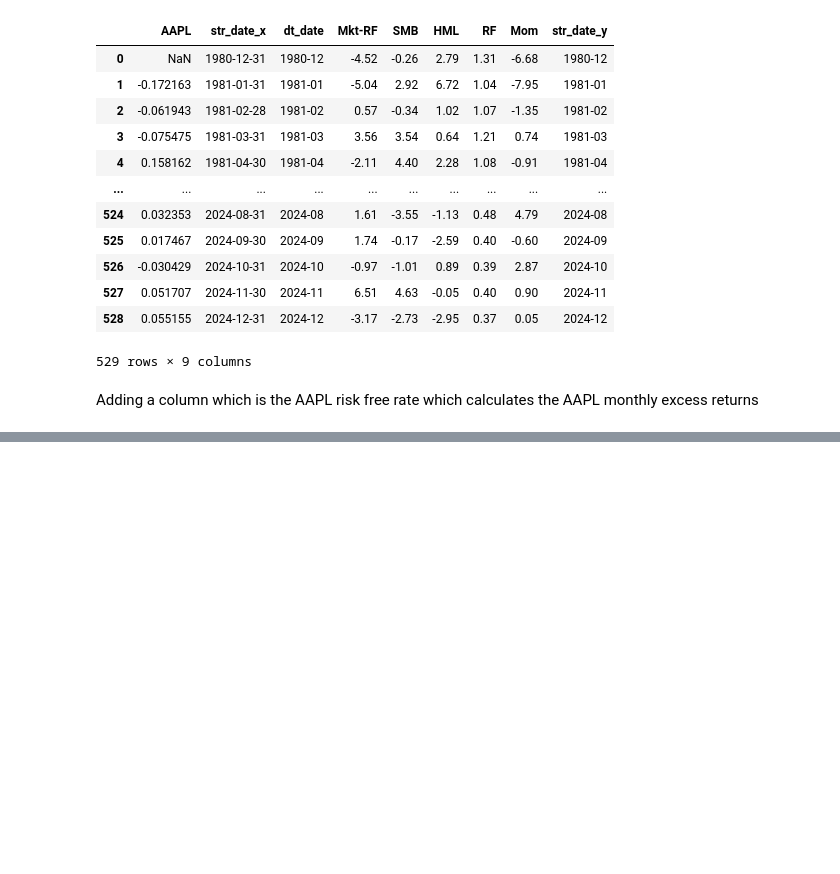
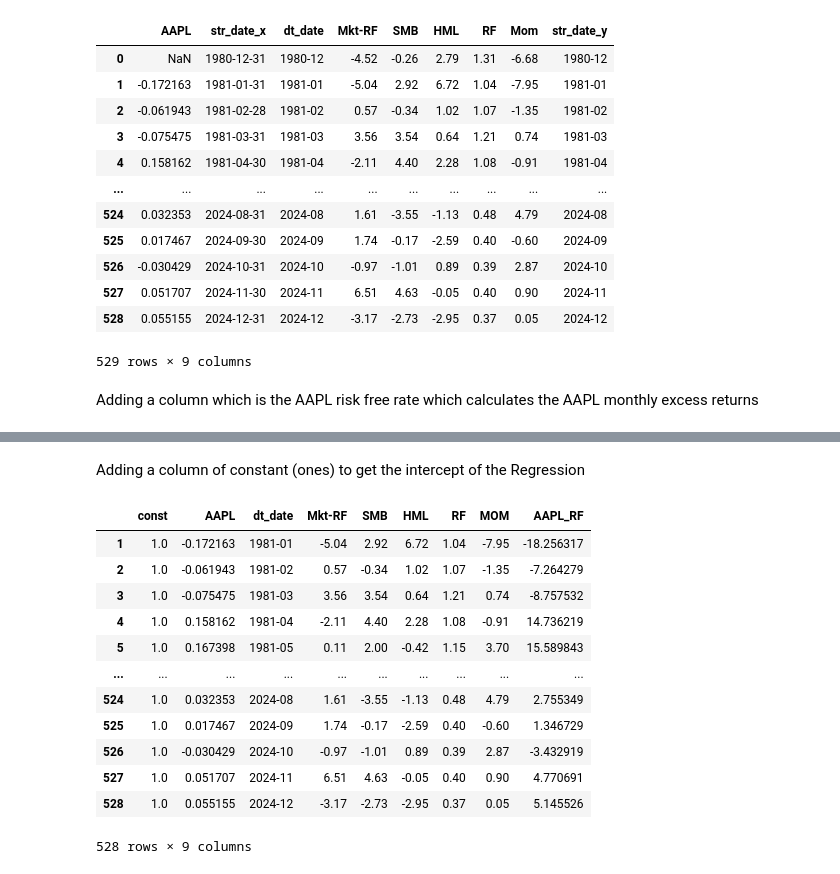
Before and after one commit to Uchit-2428/Estimating-a-Risk-Factor-Model, a Jupyter notebook: Risk_Factor_Model.ipynb, the cells around one changed output, grey strips where cells are left out. Saved outputs shown, nothing was run; the diff lists cells and outputs as text; code cells hidden in the pictures; blank space fills up the shorter version.

```diff
--- a/Risk_Factor_Model.ipynb
+++ b/Risk_Factor_Model.ipynb
@@ -309,0 +319,2 @@ AAPL_ffac_merged_df.dropna(axis=0, inplace=True)
+# %%
+AAPL_ffac_merged_df.rename(columns={'Mom   ': 'MOM'}, inplace=True)
@@ -309,0 +348,21 @@ AAPL_ffac_merged_df.dropna(axis=0, inplace=True)
+# %% [markdown]
+Adding a column of constant (ones) to get the intercept of the Regression
+# %%
+import statsmodels.tools
+AAPL_ffac_merged_df_c = statsmodels.tools.add_constant(AAPL_ffac_merged_df, prepend=True)
+# %%
+AAPL_ffac_merged_df_c
+# %% [output]
+|  | const | AAPL | dt_date | Mkt-RF | SMB | HML | RF | MOM | AAPL_RF |
+| 1 | 1.0 | -0.172163 | 1981-01 | -5.04 | 2.92 | 6.72 | 1.04 | -7.95 | -18.256317 |
+| 2 | 1.0 | -0.061943 | 1981-02 | 0.57 | -0.34 | 1.02 | 1.07 | -1.35 | -7.264279 |
+| 3 | 1.0 | -0.075475 | 1981-03 | 3.56 | 3.54 | 0.64 | 1.21 | 0.74 | -8.757532 |
+| 4 | 1.0 | 0.158162 | 1981-04 | -2.11 | 4.40 | 2.28 | 1.08 | -0.91 | 14.736219 |
+| 5 | 1.0 | 0.167398 | 1981-05 | 0.11 | 2.00 | -0.42 | 1.15 | 3.70 | 15.589843 |
+| ... | ... | ... | ... | ... | ... | ... | ... | ... | ... |
+| 524 | 1.0 | 0.032353 | 2024-08 | 1.61 | -3.55 | -1.13 | 0.48 | 4.79 | 2.755349 |
+| 525 | 1.0 | 0.017467 | 2024-09 | 1.74 | -0.17 | -2.59 | 0.40 | -0.60 | 1.346729 |
+| 526 | 1.0 | -0.030429 | 2024-10 | -0.97 | -1.01 | 0.89 | 0.39 | 2.87 | -3.432919 |
+| 527 | 1.0 | 0.051707 | 2024-11 | 6.51 | 4.63 | -0.05 | 0.40 | 0.90 | 4.770691 |
+| 528 | 1.0 | 0.055155 | 2024-12 | -3.17 | -2.73 | -2.95 | 0.37 | 0.05 | 5.145526 |
+528 rows × 9 columns
```
Also changed, not shown: parts of 11 cells of this notebook.
